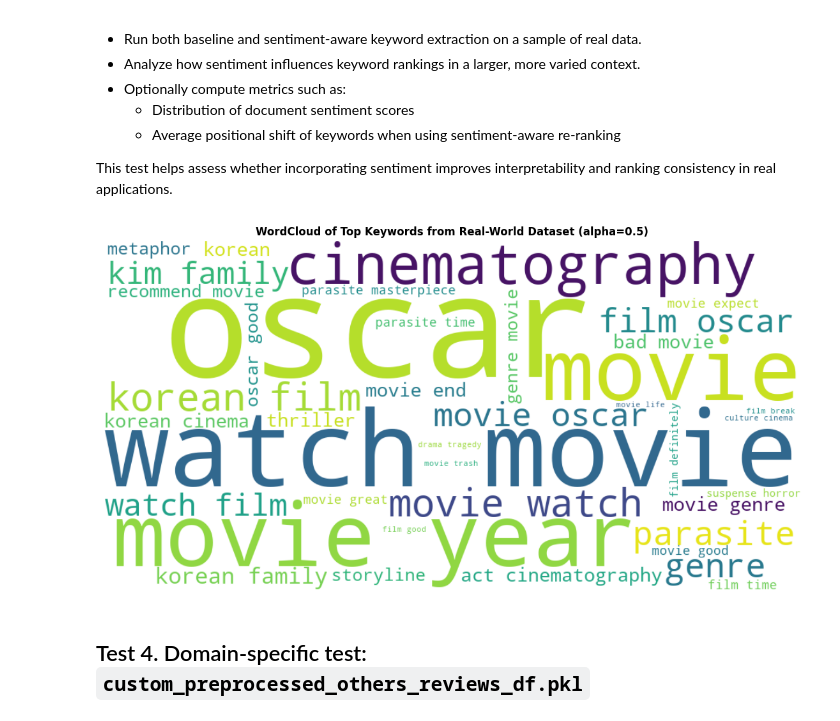
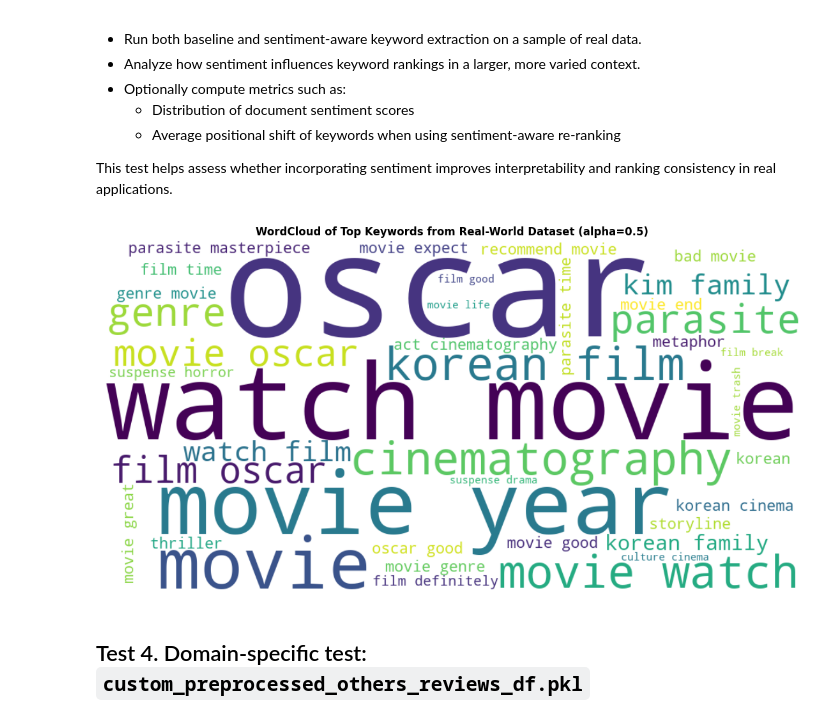
Before and after one commit to Manuele23/DNLP-KeyBert, a Jupyter notebook: Sentiment-Aware KeyBERT/notebooks/test_reranker_sentiment.ipynb, the cells around one changed output. Saved outputs shown, nothing was run; the diff lists cells and outputs as text; code cells hidden in the pictures.

```diff
--- a/Sentiment-Aware KeyBERT/notebooks/test_reranker_sentiment.ipynb
+++ b/Sentiment-Aware KeyBERT/notebooks/test_reranker_sentiment.ipynb
@@ -360,7 +423,7 @@ class KeyBERTSentimentReranker(KeyBERT):
         model: Union[str, "SentenceTransformer"] = "sentence-transformers/all-MiniLM-L6-v2",  # type: ignore
         *,
         alpha: float = 0.5,
-        sentiment_model_name: str = "nlptown/bert-base-multilingual-uncased-sentiment",
+        sentiment_model_name: str = "cardiffnlp/twitter-roberta-base-sentiment", # or "nlptown/bert-base-multilingual-uncased-sentiment"
         device: str = "cpu",
         **kwargs,
     ) -> None:
@@ -520,6 +583,7 @@ review = (
     "unearned or underdeveloped. Despite these issues, the final act is powerful and rewarding, "
     "leaving a lasting emotional impact."
 )
+
 
 # Base KeyBERT
 base_model = KeyBERT(model="sentence-transformers/all-MiniLM-L6-v2")
@@ -537,7 +601,7 @@ for alpha in tqdm(alphas, desc="Running Sentiment-Aware KeyBERT"):
     model = KeyBERTSentimentReranker(
         model=embedding_model,
         alpha=alpha,
-        sentiment_model_name="nlptown/bert-base-multilingual-uncased-sentiment", # alternative: "cardiffnlp/twitter-roberta-base-sentiment"
+        sentiment_model_name="cardiffnlp/twitter-roberta-base-sentiment",  # alternative: "nlptown/bert-base-multilingual-uncased-sentiment"
         device="cpu"
     )
     keywords = model.extract_keywords(review, top_n=5, keyphrase_ngram_range=(1, 3))[0]
@@ -628,7 +692,11 @@ total_counter = Counter()
 embedding_model = SentenceTransformer("all-MiniLM-L6-v2")
 
 for alpha in tqdm(alphas, desc="Aggregating keywords for WordCloud"):
-    model = KeyBERTSentimentReranker(alpha=alpha, model=embedding_model)
+    model = KeyBERTSentimentReranker(
+                                alpha=alpha,
+                                model=embedding_model,
+                                sentiment_model_name="cardiffnlp/twitter-roberta-base-sentiment",
+                                device="cpu")
     keywords = model.extract_keywords(review, top_n=5, keyphrase_ngram_range=(1, 2))[0]
     total_counter.update([kw for kw, _ in keywords])
 
@@ -667,35 +735,39 @@ with open("../../Dataset/preprocessed_others_reviews_df.pkl", "rb") as f:
 # Filter to reviews from the same film (using Movie_ID)
 df = df[df["Movie_ID"] == df["Movie_ID"].iloc[0]].head(100)
 reviews = df["Processed_Review_Text"].tolist()
 
 # Load the embedding model
 embedding_model = SentenceTransformer("all-MiniLM-L6-v2")
 
 # Apply Sentiment-Aware KeyBERT with fixed alpha
 alpha = 0.5
-model = KeyBERTSentimentReranker(alpha=alpha, model=embedding_model)
+model = KeyBERTSentimentReranker(
+                                alpha=alpha,
+                                model=embedding_model,
+                                sentiment_model_name="cardiffnlp/twitter-roberta-base-sentiment",
+                                device="cpu")
 
 # Extract keywords for each review
 all_keywords = []
 for review in tqdm(reviews, desc=f"Extracting keywords (alpha={alpha})"):
     keywords = model.extract_keywords(review, top_n=5, keyphrase_ngram_range=(1, 2))[0]
     all_keywords.extend([kw for kw, _ in keywords])
 
 # Count most common keywords
 counter = Counter(all_keywords)
 top_keywords = dict(counter.most_common(40))  # limit to top N to avoid clutter
 
 # Generate word cloud
 wordcloud = WordCloud(width=1000, height=500, background_color='white').generate_from_frequencies(top_keywords)
 
 plt.figure(figsize=(12, 6))
 plt.imshow(wordcloud, interpolation='bilinear')
 plt.axis('off')
 plt.title("WordCloud of Top Keywords from Real-World Dataset (alpha=0.5)", fontweight='bold')
 plt.tight_layout()
 plt.show()
 # %% [output]
-[figure, old version]
+[figure, new version]
 # %% [markdown]
 ## Test 4. Domain-specific test: `custom_preprocessed_others_reviews_df.pkl`
 # %% [markdown]
```
Also changed, not shown: parts of 6 cells of this notebook, 4 other files.
